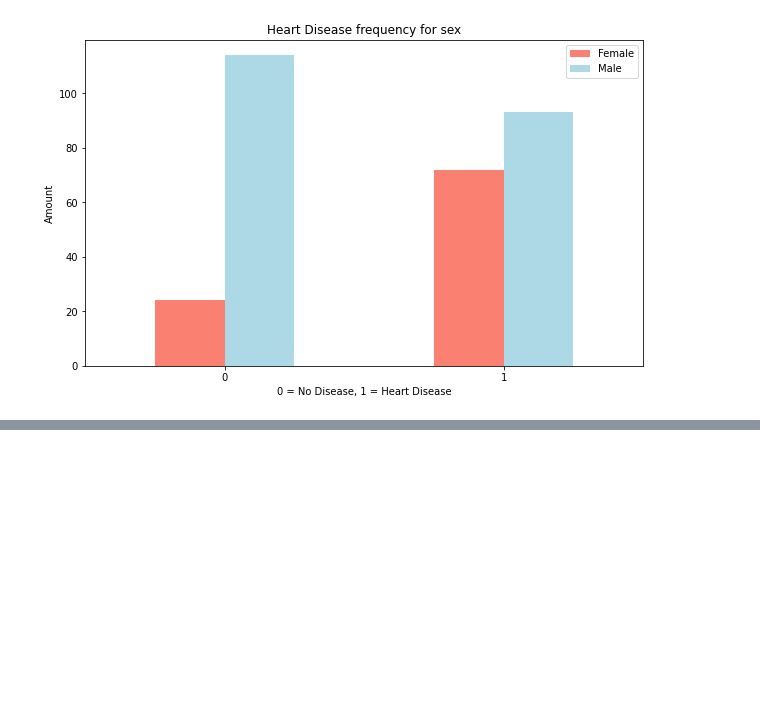
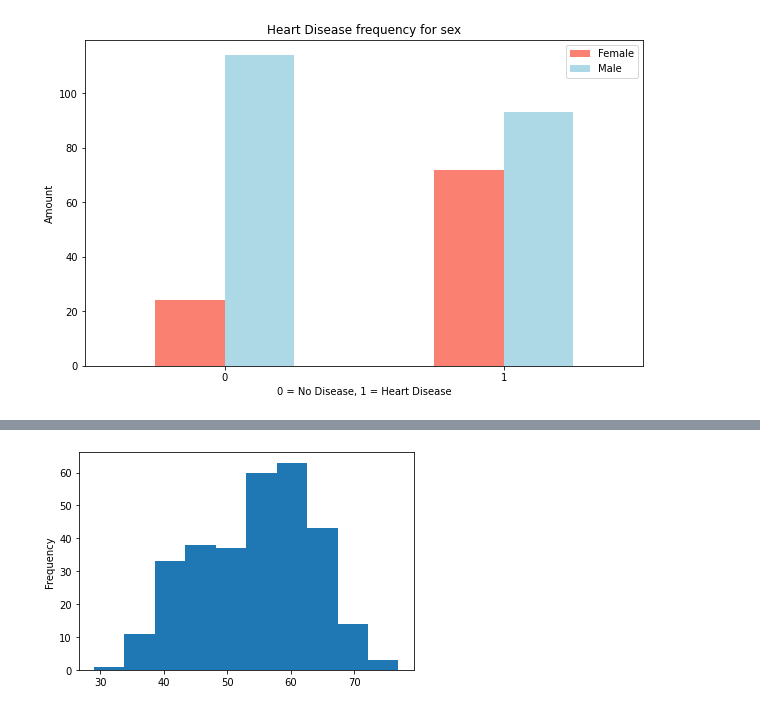
Before and after one commit to Tower5954/Milestone-1_Supervised_learning_Classification., a Jupyter notebook: End-to-end Heart classification.ipynb, the cells around one changed output, grey strips where cells are left out. Drawn from its saved outputs; the diff is of its cells as text; code cells hidden in the pictures; blank space fills up the shorter version.

```diff
--- a/End-to-end Heart classification.ipynb
+++ b/End-to-end Heart classification.ipynb
@@ -239,0 +313,6 @@ plt.xticks(rotation=0);
+# %%
+# Check the distribution of the age column with a histogram
+
+df.age.plot.hist();
+# %% [output]
+[figure, added]
```
Also changed, not shown: parts of 9 cells of this notebook.
